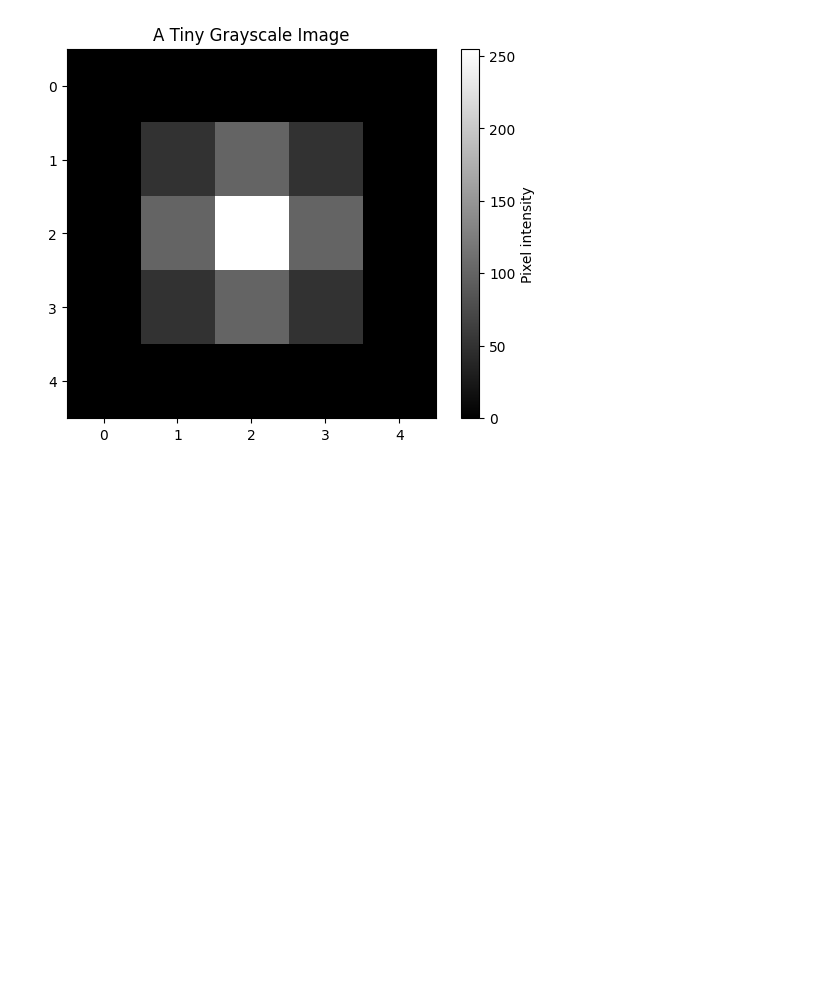
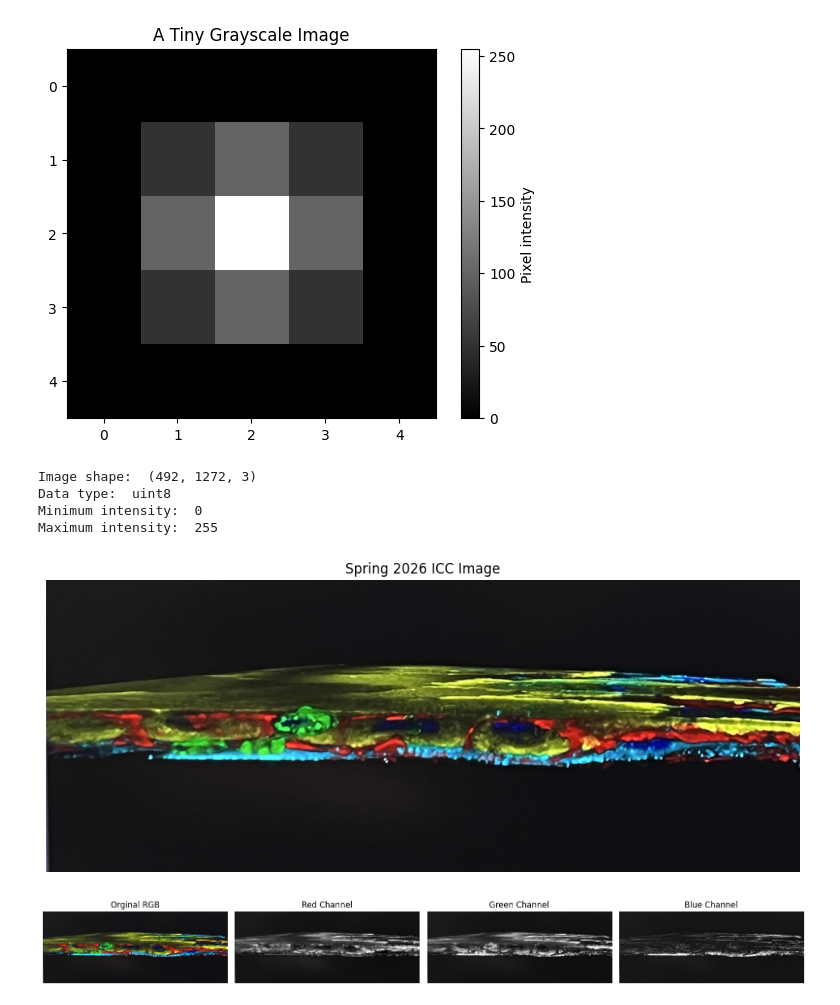
Before and after one commit to AishaEvering/CellScope, a Jupyter notebook: notebooks/01_exploring_microscopy.ipynb, the cells around one changed output. Drawn from its saved outputs; the diff is of its cells as text; code cells hidden in the pictures; blank space fills up the shorter version.

Commit message:
EDA on Spring 2026 ICC image

```diff
--- a/notebooks/01_exploring_microscopy.ipynb
+++ b/notebooks/01_exploring_microscopy.ipynb
@@ -29,0 +67,21 @@ plt.show()
+# %%
+image_path = Path("../data/cross_section.png")
+image = np.array(Image.open(image_path).convert("RGB"))
+
+print("Image shape: ", image.shape)
+print("Data type: ", image.dtype)
+print("Minimum intensity: ", image.min())
+print("Maximum intensity: ", image.max())
+# %% [output]
+Image shape:  (492, 1272, 3)
+Data type:  uint8
+Minimum intensity:  0
+Maximum intensity:  255
+# %%
+plt.figure(figsize=(12, 5))
+plt.imshow(image)
+plt.axis("off")
+plt.title("Spring 2026 ICC Image")
+plt.show()
+# %% [output]
+[figure, added]
@@ -29,0 +93,22 @@ plt.show()
+# %%
+fig, axes = plt.subplots(1, 4, figsize=(16, 4))
+
+axes[0].imshow(image)
+axes[0].set_title("Orginal RGB")
+
+axes[1].imshow(red, cmap="gray", vmin=0, vmax=255)
+axes[1].set_title("Red Channel")
+
+axes[2].imshow(green, cmap="gray", vmin=0, vmax=255)
+axes[2].set_title("Green Channel")
+
+axes[3].imshow(blue, cmap="gray", vmin=0, vmax=255)
+axes[3].set_title("Blue Channel")
+
+for ax in axes:
+    ax.axis("off")
+
+plt.tight_layout()
+plt.show()
+# %% [output]
+[figure, added]
```
Also changed, not shown: parts of 25 cells of this notebook, 1 other file.
